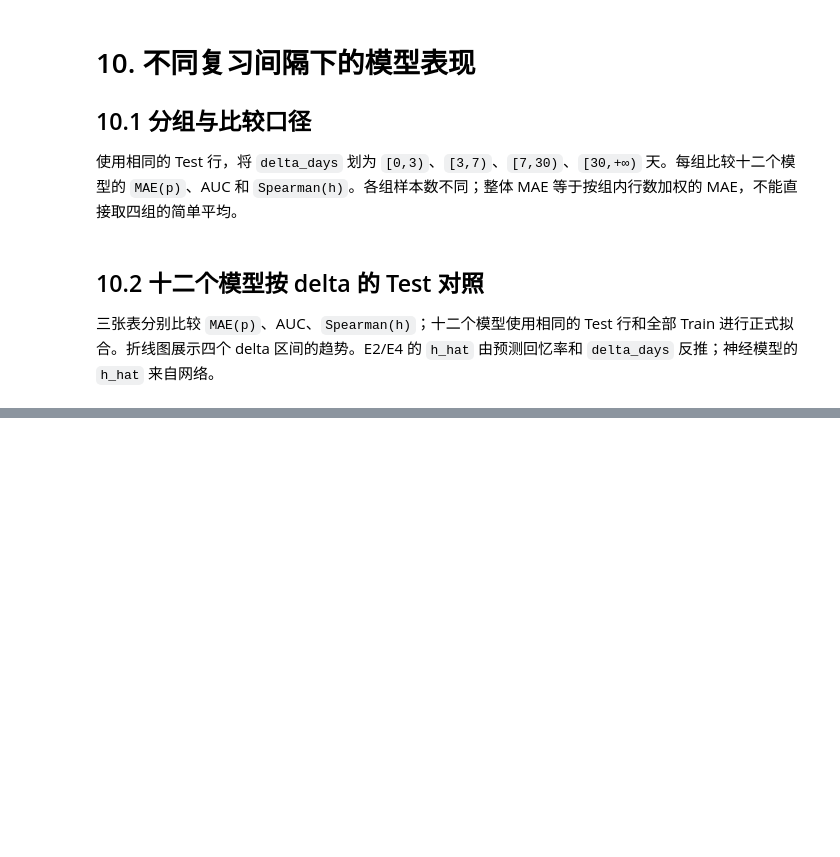
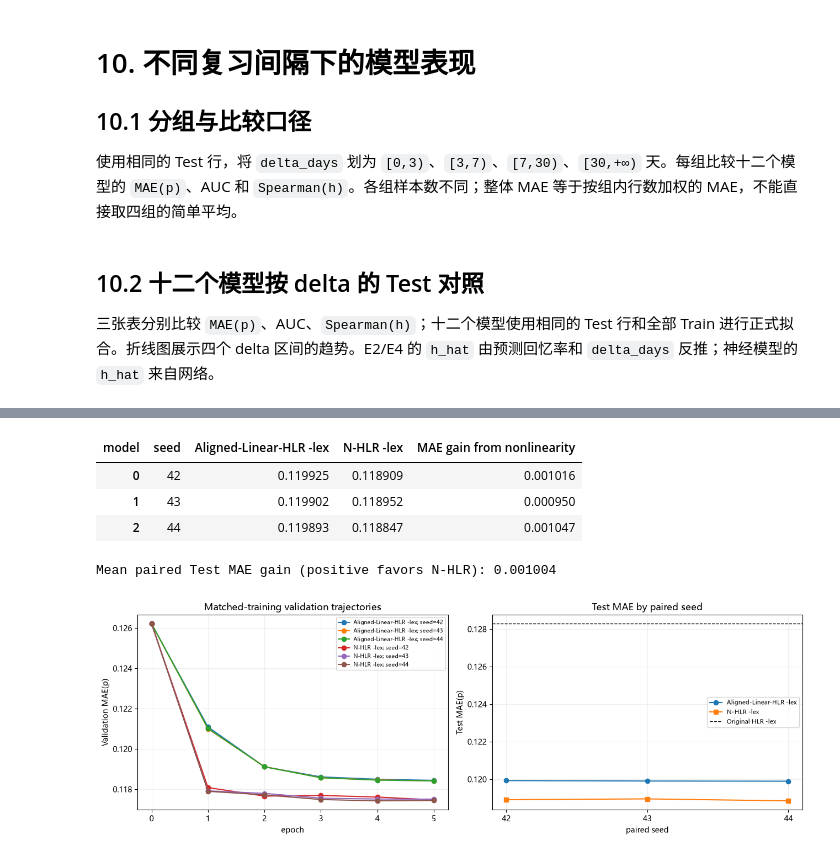
Before and after one commit to Horace564/HLR, a Jupyter notebook: legacy_full_pipeline.ipynb, the cells around one changed output, grey strips where cells are left out. Cells and saved outputs as stored; diff of their text form; code cells hidden in the pictures; blank space fills up the shorter version.

```diff
--- a/legacy_full_pipeline.ipynb
+++ b/legacy_full_pipeline.ipynb
@@ -3303,0 +3754,45 @@ Train mean 只预测 p，半衰期 Spearman 留空。
+# %%
+test_seed_results = seed_results[seed_results['split'] == 'Test'].copy()
+metric_columns = ['MAE(p)', 'RMSE(p)', 'AUC', 'Spearman(h)', 'mean_prediction', 'share_at_upper_bound']
+aggregate = test_seed_results.groupby('model')[metric_columns].agg(['mean', 'std'])
+display(aggregate.round(6))
+
+paired = (
+    test_seed_results.pivot(index='seed', columns='model', values='MAE(p)')
+    .reset_index()
+)
+paired['MAE gain from nonlinearity'] = (
+    paired['Aligned-Linear-HLR -lex'] - paired['N-HLR -lex']
+)
+display(paired.round(6))
+print(
+    'Mean paired Test MAE gain (positive favors N-HLR): '
+    f"{paired['MAE gain from nonlinearity'].mean():.6f}"
+)
+
+fig, axes = plt.subplots(1, 2, figsize=(13, 4.5))
+for (model_name, seed), part in trace_results.groupby(['model', 'seed']):
+    axes[0].plot(part['epoch'], part['MAE(p)'], marker='o', label=f'{model_name}; seed={seed}')
+axes[0].set(
+    xlabel='epoch', ylabel='Validation MAE(p)',
+    title='Matched-training validation trajectories',
+)
+axes[0].grid(alpha=0.2)
+axes[0].legend(fontsize=7)
+
+for model_name, marker in [('Aligned-Linear-HLR -lex', 'o'), ('N-HLR -lex', 's')]:
+    part = test_seed_results[test_seed_results['model'] == model_name]
+    axes[1].plot(part['seed'], part['MAE(p)'], marker=marker, linewidth=1.5, label=model_name)
+axes[1].axhline(
+    hlr_reference.loc[hlr_reference['split'] == 'Test', 'MAE(p)'].iloc[0],
+    color='black', linestyle='--', linewidth=1, label='Original HLR -lex',
+)
+axes[1].set(
+    xlabel='paired seed', ylabel='Test MAE(p)',
+    title='Test MAE by paired seed', xticks=list(SEEDS),
+)
+axes[1].grid(alpha=0.2)
+axes[1].legend(fontsize=8)
+fig.tight_layout()
+plt.show()
+# %% [output]
@@ -3303,0 +3804,6 @@ Train mean 只预测 p，半衰期 Spearman 留空。
+| model | seed | Aligned-Linear-HLR -lex | N-HLR -lex | MAE gain from nonlinearity |
+| 0 | 42 | 0.119925 | 0.118909 | 0.001016 |
+| 1 | 43 | 0.119902 | 0.118952 | 0.000950 |
+| 2 | 44 | 0.119893 | 0.118847 | 0.001047 |
+Mean paired Test MAE gain (positive favors N-HLR): 0.001004
+[figure, added]
```
Also changed, not shown: parts of 140 cells of this notebook, 32 other files.
